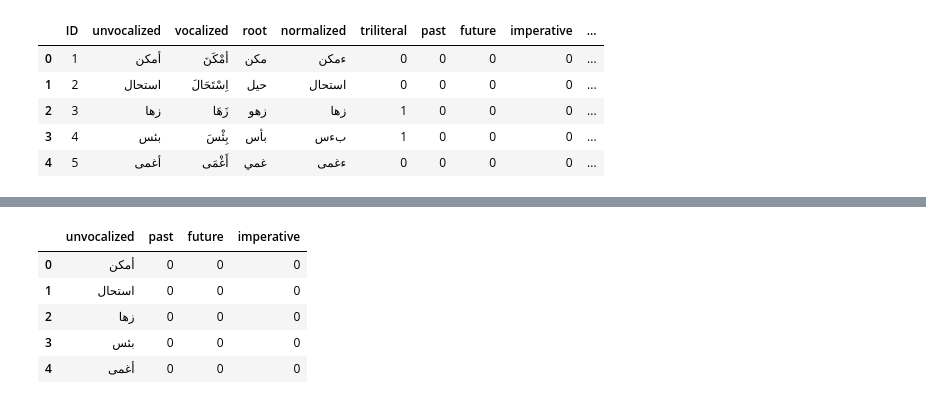
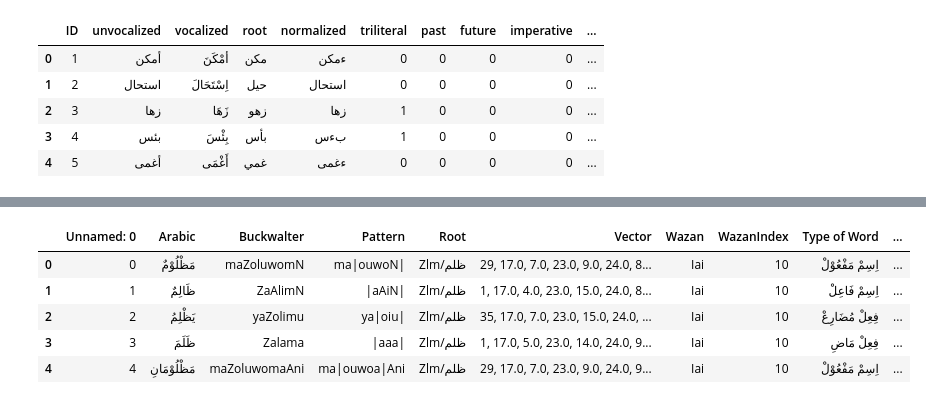
Before and after one commit to naufalFaqih/Capstone-Project-ArabicMorph, a Jupyter notebook: ArabicMorph.ipynb, the cells around one changed output, grey strips where cells are left out. Saved outputs shown, nothing was run; the diff lists cells and outputs as text; code cells hidden in the pictures.

```diff
--- a/ArabicMorph.ipynb
+++ b/ArabicMorph.ipynb
@@ -154,9 +93,13 @@ df = df[['unvocalized', 'past', 'future', 'imperative']]
-# %%
-df.head()
-# %% [output]
-|  | unvocalized | past | future | imperative |
-| 0 | أمكن | 0 | 0 | 0 |
-| 1 | استحال | 0 | 0 | 0 |
-| 2 | زها | 0 | 0 | 0 |
-| 3 | بئس | 0 | 0 | 0 |
-| 4 | أغمى | 0 | 0 | 0 |
+# %%
+file_path = r"C:\Users\dzak\Documents\SERTIFIKAT BANGKIT 24\projek capstone\HasilGenerateUnique\arabicmorph.xlsx"
+
+# Membaca file CSV dan menampilkannya sebagai DataFrame
+df = pd.read_excel(file_path, sheet_name='Sheet1')
+df.head()
+# %% [output]
+|  | Unnamed: 0 | Arabic | Buckwalter | Pattern | Root | Vector | Wazan | WazanIndex | Type of Word | ... |
+| 0 | 0 | مَظْلُوْمٌ | maZoluwomN | ma|ouwoN| | Zlm/ظلم | 29, 17.0, 7.0, 23.0, 9.0, 24.0, 8... | Iai | 10 | اِسِمْ مَفْعُوْلْ | ... |
+| 1 | 1 | ظَالِمٌ | ZaAlimN | |aAiN| | Zlm/ظلم | 1, 17.0, 4.0, 23.0, 15.0, 24.0, 8... | Iai | 10 | اِسِمْ فَاعِلْ | ... |
+| 2 | 2 | يَظْلِمُ | yaZolimu | ya|oiu| | Zlm/ظلم | 35, 17.0, 7.0, 23.0, 15.0, 24.0, ... | Iai | 10 | فِعِلْ مُضَارِعْ | ... |
+| 3 | 3 | ظَلَمَ | Zalama | |aaa| | Zlm/ظلم | 1, 17.0, 5.0, 23.0, 14.0, 24.0, 9... | Iai | 10 | فِعِلْ مَاضِ | ... |
+| 4 | 4 | مَظْلُوْمَانِ | maZoluwomaAni | ma|ouwoa|Ani | Zlm/ظلم | 29, 17.0, 7.0, 23.0, 9.0, 24.0, 9... | Iai | 10 | اِسِمْ مَفْعُوْلْ | ... |
```
Also changed, not shown: parts of 9 cells of this notebook, 1 other file.
